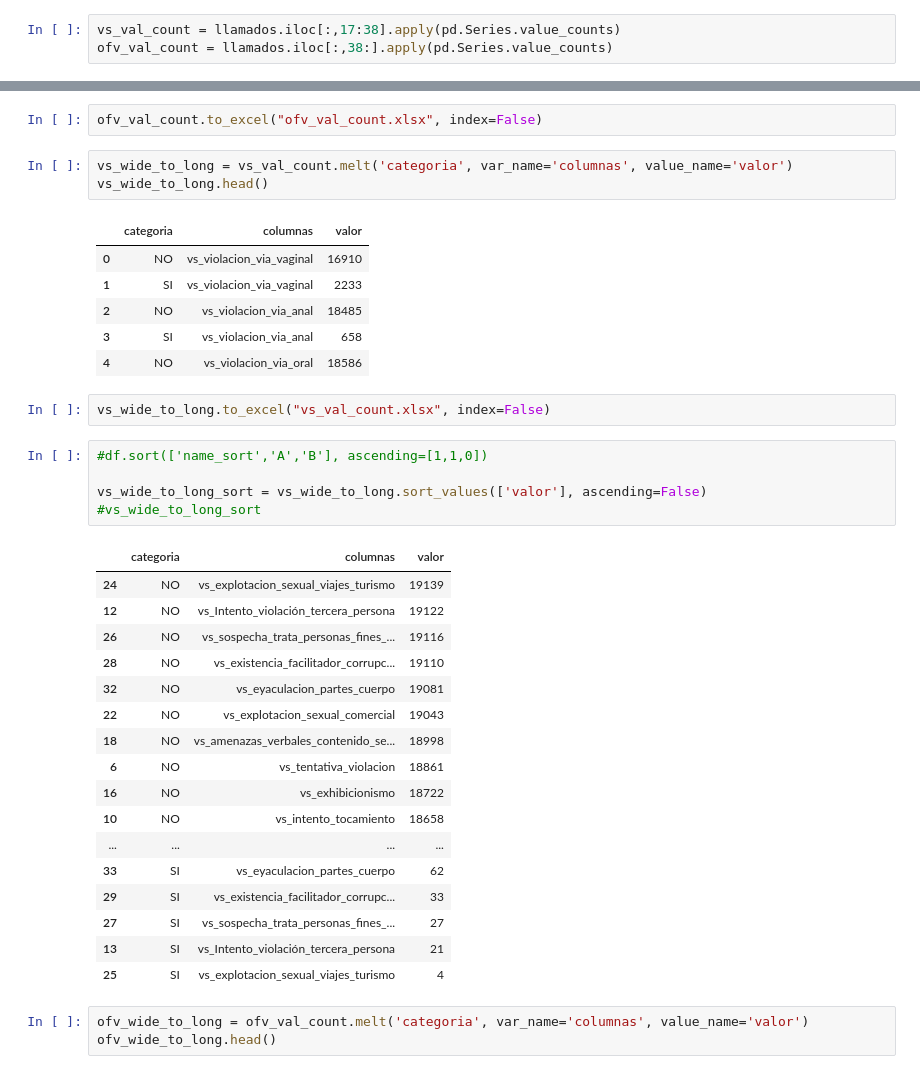
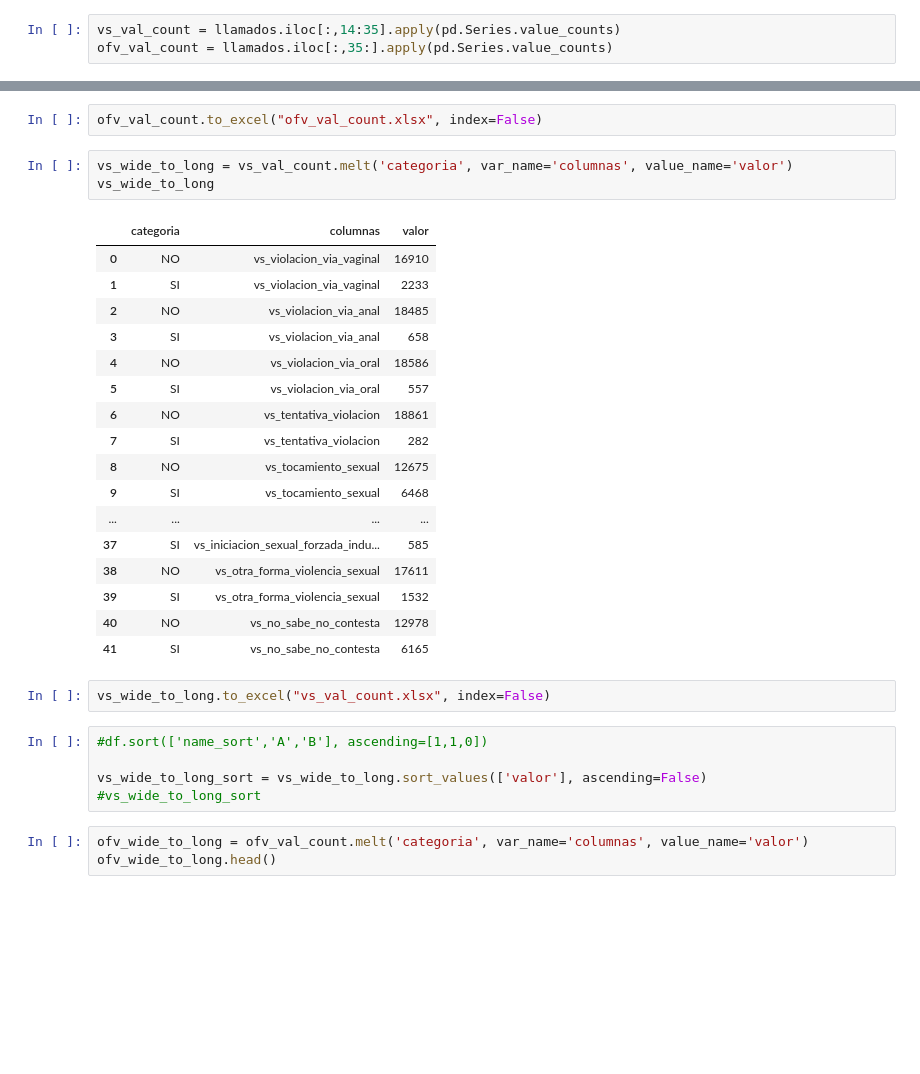
Before and after one commit to VicColombo/linea_137_llamados_vs, a Jupyter notebook: code/notebooks/explorar_variables_violencia.ipynb, the cells around one changed output, grey strips where cells are left out. Cells and saved outputs as stored; diff of their text form; blank space fills up the shorter version.

```diff
--- a/code/notebooks/explorar_variables_violencia.ipynb
+++ b/code/notebooks/explorar_variables_violencia.ipynb
@@ -118,6 +138,6 @@ vs_pocos_si
 # %%
-vs_val_count = llamados.iloc[:,17:38].apply(pd.Series.value_counts)
-ofv_val_count = llamados.iloc[:,38:].apply(pd.Series.value_counts)
+vs_val_count = llamados.iloc[:,14:35].apply(pd.Series.value_counts)
+ofv_val_count = llamados.iloc[:,35:].apply(pd.Series.value_counts)
 # %%
 vs_val_count
 # %% [output]
@@ -158,14 +178,25 @@ ofv_val_count
 ofv_val_count.to_excel("ofv_val_count.xlsx", index=False)
 # %%
 vs_wide_to_long = vs_val_count.melt('categoria', var_name='columnas', value_name='valor')
-vs_wide_to_long.head()
+vs_wide_to_long
 # %% [output]
 |  | categoria | columnas | valor |
 | 0 | NO | vs_violacion_via_vaginal | 16910 |
 | 1 | SI | vs_violacion_via_vaginal | 2233 |
 | 2 | NO | vs_violacion_via_anal | 18485 |
 | 3 | SI | vs_violacion_via_anal | 658 |
 | 4 | NO | vs_violacion_via_oral | 18586 |
+| 5 | SI | vs_violacion_via_oral | 557 |
+| 6 | NO | vs_tentativa_violacion | 18861 |
+| 7 | SI | vs_tentativa_violacion | 282 |
+| 8 | NO | vs_tocamiento_sexual | 12675 |
+| 9 | SI | vs_tocamiento_sexual | 6468 |
+| ... | ... | ... | ... |
+| 37 | SI | vs_iniciacion_sexual_forzada_indu... | 585 |
+| 38 | NO | vs_otra_forma_violencia_sexual | 17611 |
+| 39 | SI | vs_otra_forma_violencia_sexual | 1532 |
+| 40 | NO | vs_no_sabe_no_contesta | 12978 |
+| 41 | SI | vs_no_sabe_no_contesta | 6165 |
 # %%
 vs_wide_to_long.to_excel("vs_val_count.xlsx", index=False)
 # %%
@@ -173,24 +204,6 @@ vs_wide_to_long.to_excel("vs_val_count.xlsx", index=False)
 
 vs_wide_to_long_sort = vs_wide_to_long.sort_values(['valor'], ascending=False)
 #vs_wide_to_long_sort
-# %% [output]
-|  | categoria | columnas | valor |
-| 24 | NO | vs_explotacion_sexual_viajes_turismo | 19139 |
-| 12 | NO | vs_Intento_violación_tercera_persona | 19122 |
-| 26 | NO | vs_sospecha_trata_personas_fines_... | 19116 |
-| 28 | NO | vs_existencia_facilitador_corrupc... | 19110 |
-| 32 | NO | vs_eyaculacion_partes_cuerpo | 19081 |
-| 22 | NO | vs_explotacion_sexual_comercial | 19043 |
-| 18 | NO | vs_amenazas_verbales_contenido_se... | 18998 |
-| 6 | NO | vs_tentativa_violacion | 18861 |
-| 16 | NO | vs_exhibicionismo | 18722 |
-| 10 | NO | vs_intento_tocamiento | 18658 |
-| ... | ... | ... | ... |
-| 33 | SI | vs_eyaculacion_partes_cuerpo | 62 |
-| 29 | SI | vs_existencia_facilitador_corrupc... | 33 |
-| 27 | SI | vs_sospecha_trata_personas_fines_... | 27 |
-| 13 | SI | vs_Intento_violación_tercera_persona | 21 |
-| 25 | SI | vs_explotacion_sexual_viajes_turismo | 4 |
 # %%
 ofv_wide_to_long = ofv_val_count.melt('categoria', var_name='columnas', value_name='valor')
 ofv_wide_to_long.head()
```
Also changed, not shown: parts of 4 cells of this notebook, 20 other files.
